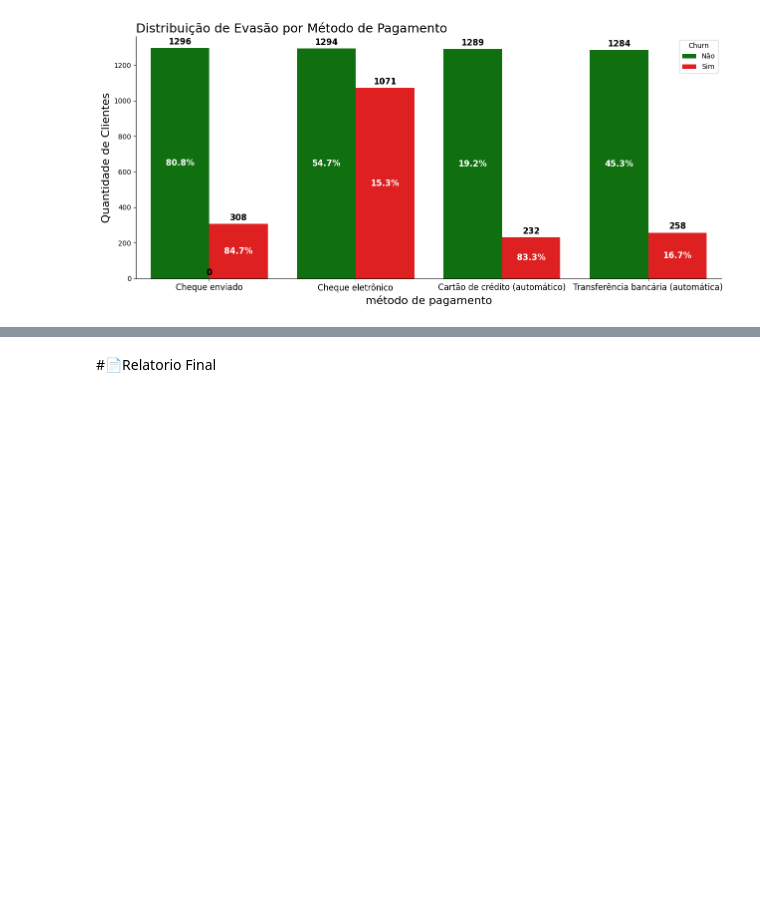
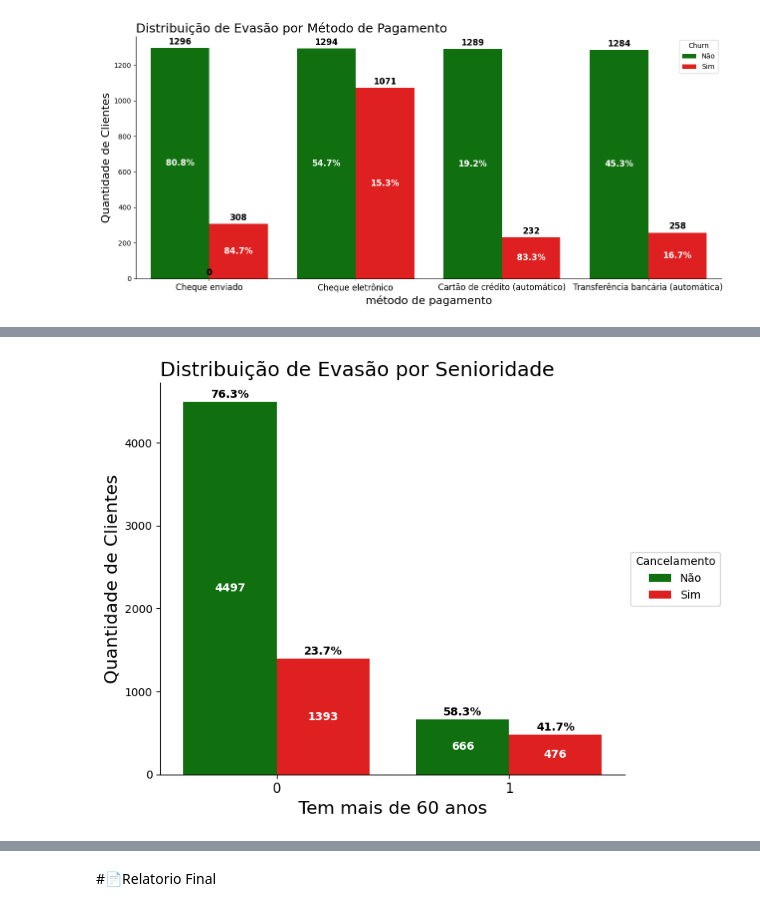
Before and after one commit to carlos-000-carlos/Challenge_2-TelecomX_BR-Cabral, a Jupyter notebook: TelecomX_BR.ipynb, the cells around one changed output, grey strips where cells are left out. Drawn from its saved outputs; the diff is of its cells as text; code cells hidden in the pictures; blank space fills up the shorter version.

```diff
--- a/TelecomX_BR.ipynb
+++ b/TelecomX_BR.ipynb
@@ -700,0 +774,74 @@ gerar_grafico('metodo_de_pagamento', 'Método de Pagamento', 'método de pagamen
+# %%
+import seaborn as sns
+import matplotlib.pyplot as plt
+import pandas as pd
+
+plt.figure(figsize=(8, 6))
+ax = sns.countplot(data=dados_normalizados_api,
+                  x='tem_mais_de_60',
+                  hue='Churn',
+                  palette={'Não': 'green', 'Sim': 'red'}
+                  )
+
+plt.title('Distribuição de Evasão por Senioridade',
+             loc='left', fontsize=18)
+plt.xlabel('Tem mais de 60 anos', fontsize=16)
+plt.ylabel('Quantidade de Clientes', fontsize=16)
+plt.legend(title = 'Cancelamento', labels = ['Não', 'Sim'],
+           loc = 'center left', bbox_to_anchor = (1, 0.5))
+plt.xticks(rotation=0, fontsize=12)
+sns.despine()
+
+# Calculate percentages for each 'tem_mais_de_60' and 'Churn' combination
+seniority_churn_percentages = dados_normalizados_api.groupby('tem_mais_de_60')['Churn'].value_counts(normalize=True).mul(100).unstack(fill_value=0)
+
+# Get the order of x-axis categories ('tem_mais_de_60') and hue categories ('Churn')
+seniority_order = dados_normalizados_api['tem_mais_de_60'].unique()
+churn_order = dados_normalizados_api['Churn'].unique()
+
+# Annotating bars with the count (inside) and percentage (above)
+for i, p in enumerate(ax.patches):
+    height = p.get_height()
+    if height > 0:
+        seniority_cat_index = i // len(churn_order)
+        churn_cat_index = i % len(churn_order)
+        current_seniority = seniority_order[seniority_cat_index]
+        current_churn = churn_order[churn_cat_index]
+
+        # Original percentage for the current bar
+        original_percentage = seniority_churn_percentages.loc[current_seniority, current_churn]
+        percentage_to_display = original_percentage # Default to original
+
+        # Apply the user-requested swap for percentages
+        # Bar indices are: 0 (0, Não), 1 (0, Sim), 2 (1, Não), 3 (1, Sim)
+        if i == 1: # Second bar (0, Sim)
+            # Display percentage of third bar (1, Não)
+            percentage_to_display = seniority_churn_percentages.loc[seniority_order[1], churn_order[0]]
+        elif i == 2: # Third bar (1, Não)
+            # Display percentage of second bar (0, Sim)
+            percentage_to_display = seniority_churn_percentages.loc[seniority_order[0], churn_order[1]]
+
+        # Display count inside the bar
+        ax.text(p.get_x() + p.get_width() / 2.,
+                p.get_y() + height / 2,  # Center vertically within the bar
+                f'{int(height)}', # Display the count as an integer
+                ha='center',
+                va='center',
+                color='white',
+                size=10,
+                weight='bold')
+
+        # Display percentage above the bar
+        ax.text(p.get_x() + p.get_width() / 2.,
+                height + 20, # Position slightly above the bar
+                f'{percentage_to_display:.1f}%',
+                ha='center',
+                va='bottom',
+                color='black',
+                size=10,
+                weight='bold')
+
+plt.tight_layout()
+plt.show()
+# %% [output]
+[figure, added]
```
Also changed, not shown: parts of 9 cells of this notebook.
